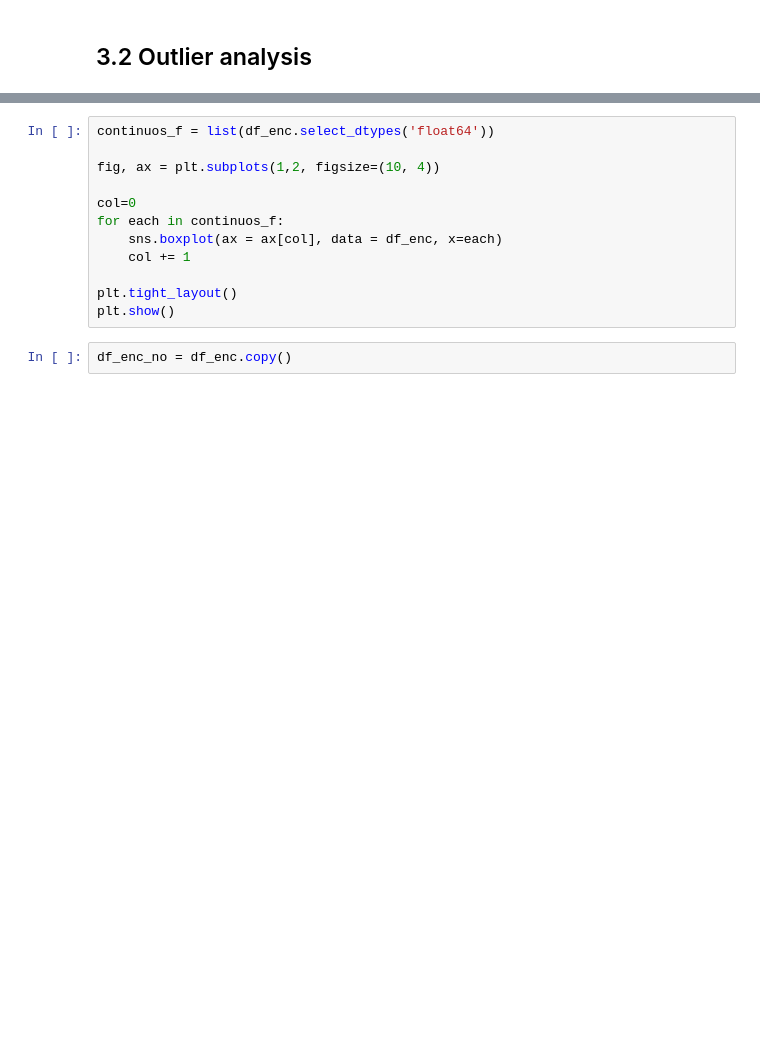
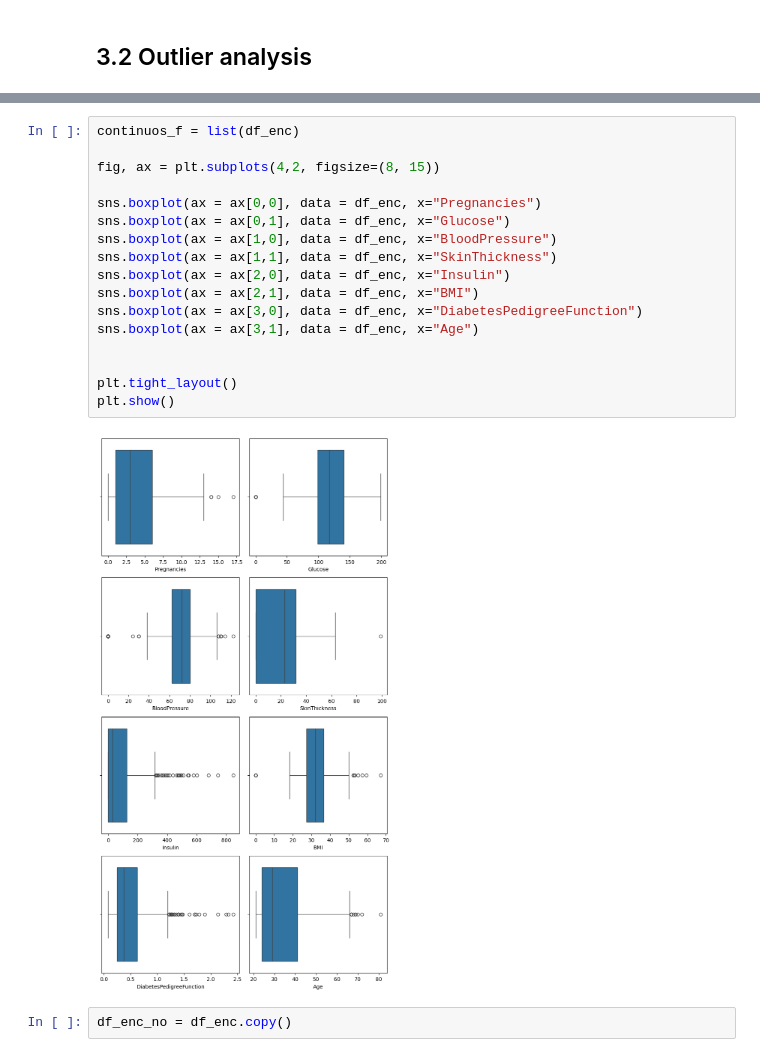
Before and after one commit to MFernandez19/decision_tree, a Jupyter notebook: src/app.ipynb, the cells around one changed output, grey strips where cells are left out. Drawn from its saved outputs; the diff is of its cells as text; blank space fills up the shorter version.

```diff
--- a/src/app.ipynb
+++ b/src/app.ipynb
@@ -189,15 +429,22 @@ df_enc.describe().round(2)
-# %%
-continuos_f = list(df_enc.select_dtypes('float64'))
-
-fig, ax = plt.subplots(1,2, figsize=(10, 4))
-
-col=0
-for each in continuos_f:
-    sns.boxplot(ax = ax[col], data = df_enc, x=each)
-    col += 1
-
-plt.tight_layout()
-plt.show()
+# %%
+continuos_f = list(df_enc)
+
+fig, ax = plt.subplots(4,2, figsize=(8, 15))
+
+sns.boxplot(ax = ax[0,0], data = df_enc, x="Pregnancies")
+sns.boxplot(ax = ax[0,1], data = df_enc, x="Glucose")
+sns.boxplot(ax = ax[1,0], data = df_enc, x="BloodPressure")
+sns.boxplot(ax = ax[1,1], data = df_enc, x="SkinThickness")
+sns.boxplot(ax = ax[2,0], data = df_enc, x="Insulin")
+sns.boxplot(ax = ax[2,1], data = df_enc, x="BMI")
+sns.boxplot(ax = ax[3,0], data = df_enc, x="DiabetesPedigreeFunction")
+sns.boxplot(ax = ax[3,1], data = df_enc, x="Age")
+
+
+plt.tight_layout()
+plt.show()
+# %% [output]
+[figure, added]
 # %%
 df_enc_no = df_enc.copy()
 # %%
```
Also changed, not shown: parts of 48 cells of this notebook, 39 other files.
